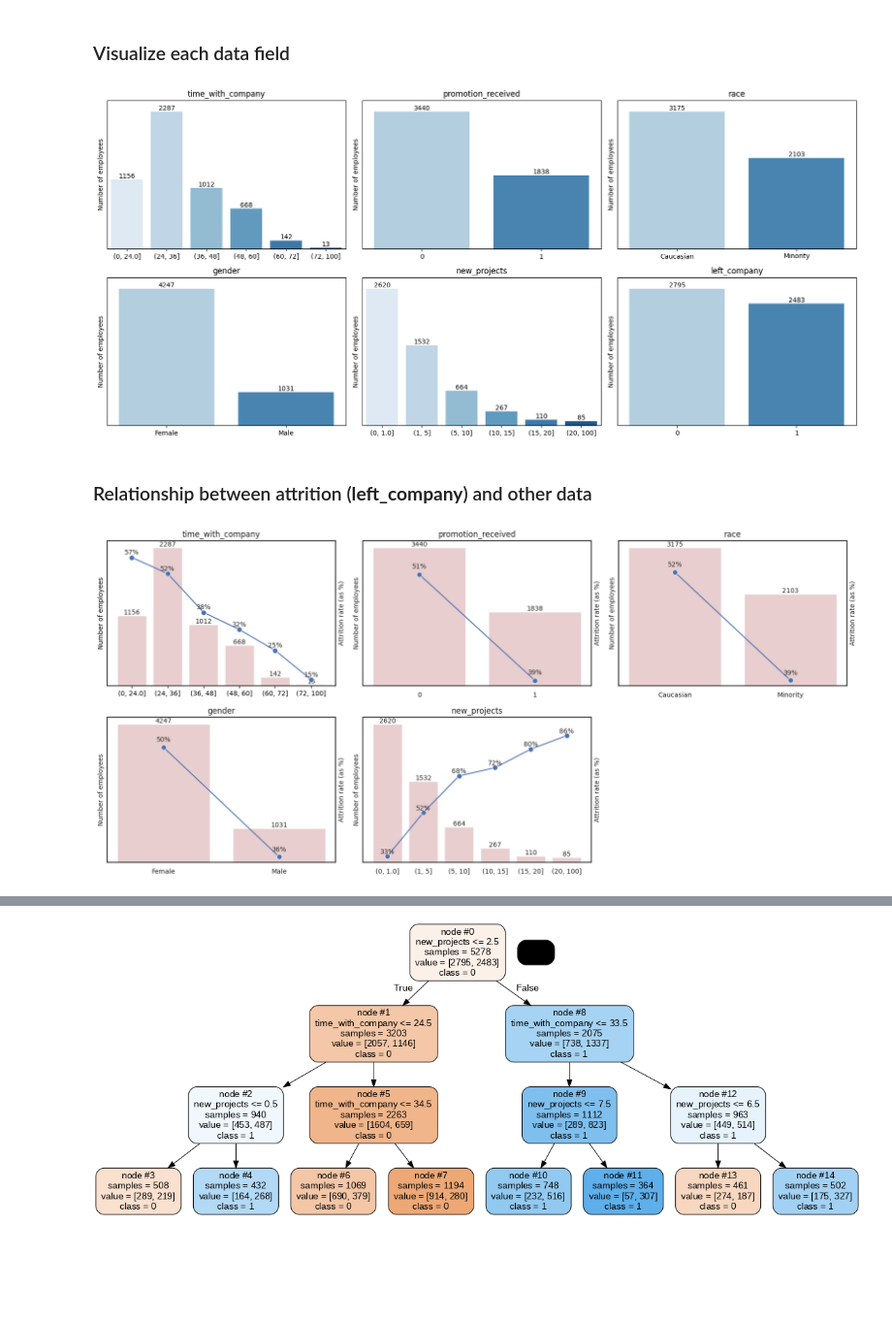
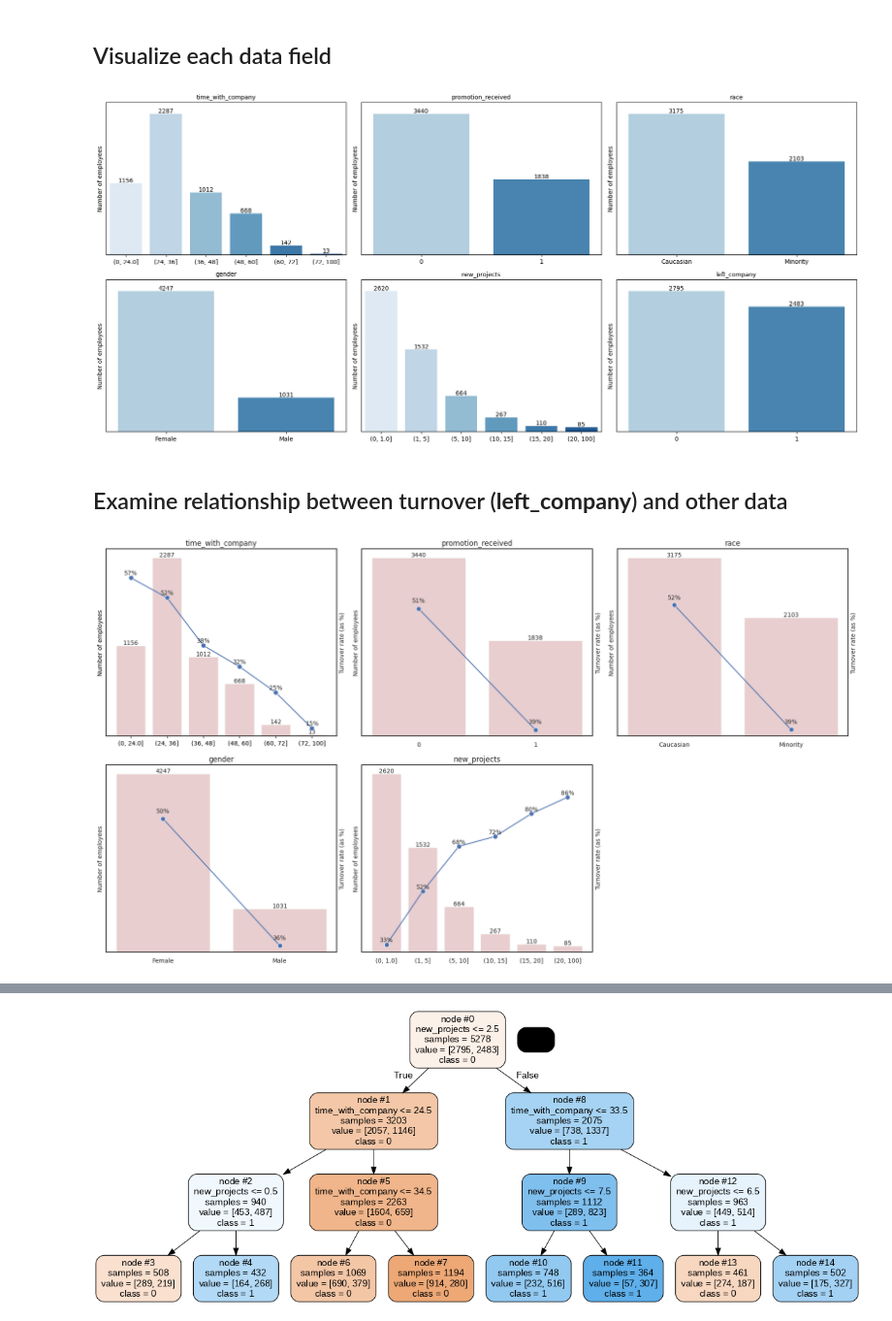
Before and after one commit to dan-a-iancu/Data-Analytics-and-AI, a Jupyter notebook: Employee_Retention/Bias_in_AI_Risk_Predictive_Models.ipynb, the cells around one changed output, grey strips where cells are left out. Shown at 97% size. Saved outputs shown, nothing was run; the diff lists cells and outputs as text; code cells hidden in the pictures; blank space fills up the shorter version.

```diff
--- a/Employee_Retention/Bias_in_AI_Risk_Predictive_Models.ipynb
+++ b/Employee_Retention/Bias_in_AI_Risk_Predictive_Models.ipynb
@@ -627,5 +637,5 @@ _________________
 # %% [markdown]
-### Visualize each data field
+## Visualize each data field
 # %%
 # append dummies and store categories for all data (useful for plotting routines)
 data_with_dummies, data_categories = append_dummies(data, data.columns)
@@ -646,19 +656,17 @@ else:
 
 #@markdown Feel free to adjust the figure size and the font size
 figures_per_row = 3
-#figure_width = '6' #@param ['5.0', '6.0', '7.0']{allow-input : true}
-#figure_height = '4' #@param ['5.0', '6.0', '7.0']{allow-input : true}
-#fig_width=float(figure_width)
-#fig_height=float(figure_height)
-#figure_width = 6.0 # @param {type:"slider", min: 5.0, max:7.0, step:0.1}
-#figure_height = 6.0 # @param {type:"slider", min: 5.0, max:7.0, step:0.1}
-zoom_percent = '0' #@param ['-25', '0', '10', '25', '50']
-figure_width = 5.5*(1+float(zoom_percent)/100)
+figure_width = '6.0' #@param ['5.0', '6.0', '7.0', '8.0']
+figure_width=float(figure_width)
 figure_height = 0.7*figure_width
 
-font_size = '10.0' #@param ['8.0', '9.0', '10.0']
+font_size = '10.0' #@param ['8.0', '9.0', '10.0', '11.0', '12.0']
 font_size = float(font_size)
 font_size_ticks = 10
+
+## GOOD SETTINGS FOR POWERPOINT
+# font_size = 16.0
+# font_size_ticks = 13
 
 # #@markdown For an average dependency plot:
 # #@markdown - **`num_bins`** : the number of bins to use when discretizing a numeric feature
@@ -670,8 +678,8 @@ discretization_type = "custom"
 custom_bins = {"time_with_company": [0,24,36,48,60,72,100], \
                "new_projects": [0,1,5,10,15,20,100]}
 
-#@markdown Select whether to also display counts<br>
-# #@markdown *Clarification: When displaying counts, the line will show the attrition rate (left axis) and the bars will show the counts (right axis)*
+# #@markdown Select whether to also display counts<br>
+# #@markdown *Clarification: When displaying counts, the line will show the turnover rate (left axis) and the bars will show the counts (right axis)*
 # display_counts = True #@param {type:"boolean"}
 
 if feature=="All":
@@ -799,7 +807,7 @@ for i in range(num_figs):
   # if len(grouped_df) > 3:
   #     plt.xticks(rotation=45, ha='right')
   #plt.xlabel(feature)
-  plt.title(feature)
+  plt.title(feature, fontsize=font_size)
   plt.xlabel("")
   ax1.set_ylabel('Number of employees', fontsize=font_size)
 
@@ -815,9 +823,9 @@ plt.tight_layout()
 
 plt.show()
 # %% [output]
-[figure, old version]
+[figure, new version]
 # %% [markdown]
-### Relationship between attrition (**left_company**) and other data
+## Examine relationship between turnover (**left_company**) and other data
 # %%
 # append dummies and store categories for all data (useful for plotting routines)
 all_features = ['time_with_company', 'promotion_received', 'race', 'gender', \
@@ -830,19 +838,18 @@ feature = 'All' #@param ['All', 'time_with_company', 'promotion_received', 'race
 
 #@markdown Feel free to adjust the figure size and the font size
 figures_per_row = 3
-#figure_width = '6' #@param ['5.0', '6.0', '7.0']{allow-input : true}
-#figure_height = '4' #@param ['5.0', '6.0', '7.0']{allow-input : true}
-#fig_width=float(figure_width)
-#fig_height=float(figure_height)
-#figure_width = 6.0 # @param {type:"slider", min: 5.0, max:7.0, step:0.1}
-#figure_height = 6.0 # @param {type:"slider", min: 5.0, max:7.0, step:0.1}
-zoom_percent = '0' #@param ['-25', '0', '10', '25', '50']
-figure_width = 5.5*(1+float(zoom_percent)/100)
-figure_height = 0.7*figure_width
+figure_width = '6.0' #@param ['5.0', '6.0', '7.0', '8.0']
+figure_width=float(figure_width)
+figure_height = 0.85*figure_width
 
-font_size = '10.0' #@param ['8.0', '9.0', '10.0']
+font_size = '10.0' #@param ['8.0', '9.0', '10.0', '11.0', '12.0']
 font_size = float(font_size)
 font_size_ticks = 10
+
+## GOOD SETTINGS FOR POWERPOINT
+# font_size = 16.0
+# font_size_ticks = 13
+# figure_height = 0.85*figure_width
 
 # #@markdown For an average dependency plot:
 # #@markdown - **`num_bins`** : the number of bins to use when discretizing a numeric feature
@@ -855,6 +862,8 @@ num_quantiles=5
 # #@markdown Select whether to also display counts<br>
 # #@markdown *Clarification: When displaying counts, the line will show the attrition rate (left axis) and the bars will show the counts (right axis)*
 # display_counts = False #@param {type:"boolean"}
+
+display_ylabels = True
 
 if feature=="All":
   which_features = all_features
@@ -970,10 +979,15 @@ for i in range(num_figs):
   ax1.tick_params(axis='y',labelsize=font_size_ticks)
   ax1.yaxis.label.set_size(font_size)
   ax1.set_xlabel("")
-  ax1.set_ylabel('Number of employees')
+  if display_ylabels:
+      ax1.set_ylabel('Number of employees')
+  else:
+      ax1.set_ylabel('')
 
   # add labels on top of the bars
   ax1.bar_label(ax1.containers[0], label_type='edge', fontsize=font_size_ticks)
+
+  plt.subplots_adjust(left=0.1, right=0.9, top=0.9, bottom=0.1)
 
   # secondary y-axis for line plot for attrition rate (ie, the average of left_company)
   ax2 = plt.twinx()
@@ -981,7 +995,11 @@ for i in range(num_figs):
                markersize=8, linewidth=1.5, data=grouped_df, axes=ax2, \
                sort=True, zorder= 3)
 
-  ax2.set_ylabel('Attrition rate (as %)', fontsize=font_size)
+  if display_ylabels:
+      ax2.set_ylabel('Turnover rate (as %)', fontsize=font_size)
+  else:
+      ax2.set_ylabel('')
+
   # for tick_label in ax2.get_yticklabels():
   #   tick_label.set_color('blue')
 
@@ -993,32 +1011,32 @@ for i in range(num_figs):
   # rotate labels if more than 3 values on x axis
   # if len(grouped_df) > 3:
   #     plt.xticks(rotation=45, ha='right')
 
   # plot the values on top as well
   eps=0.005
   for xi in grouped_df.index:
     yattr = grouped_df.loc[xi,target_name]
     #ycount = grouped_df.loc[xi,"count"]
     #ax1.text(xi, ycount+eps, '{:d}'.format(ycount), ha='center', va='bottom', \
     #          fontsize=font_size_ticks, zorder=3)
     ax2.text(xi, yattr+eps, f'{yattr:.0%}', ha='center', va='bottom', \
              fontsize=font_size_ticks, zorder=3)
 
   bottom, top = ax2.get_ylim()
-  ax2.set_ylim(bottom, top=top*1.06)
+  ax2.set_ylim(bottom, top=top*1.10)
   ax2.tick_params(axis='y',labelsize=font_size_ticks)
 
   # uncomment the follow two lines to hide the y-ticks altogether
   ax1.set_yticks([])  # remove the y-ticks altogether
   ax2.set_yticks([])  # remove the y-ticks altogether
   ax1.grid(False)
   ax2.grid(False)
 
 plt.tight_layout()
 # determine the title
 #tar_ylabel = '{}'.format(target_name) if target_name else 'target'
 #fig.suptitle("Predicted value of {} as a function of feature(s).".format(tar_ylabel), fontsize=16, color=color1)
 
 plt.show()
 # %% [output]
-[figure, old version]
+[figure, new version]
```
Also changed, not shown: parts of 15 cells of this notebook.
